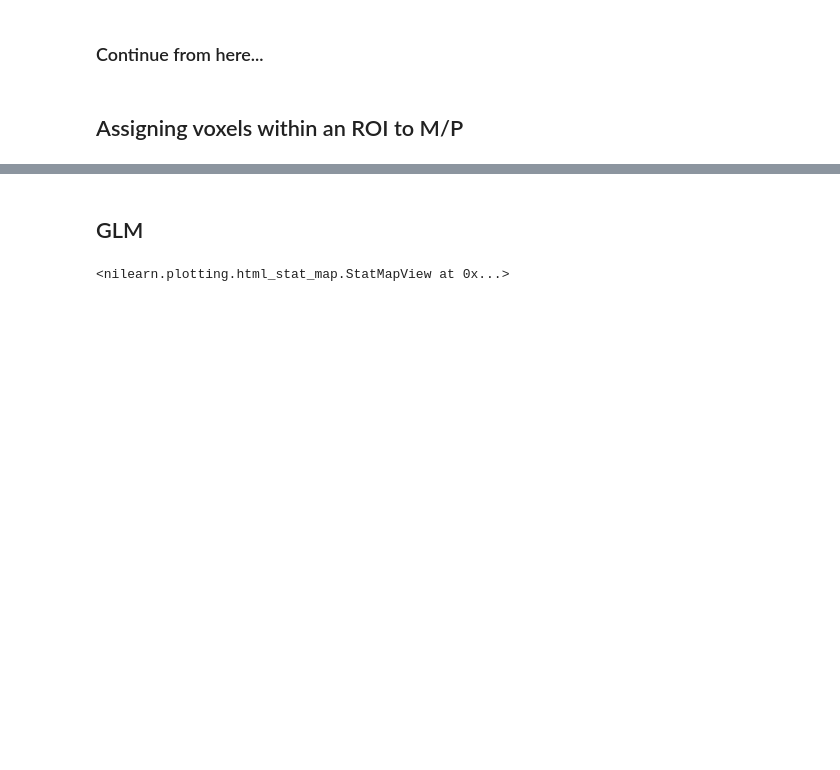
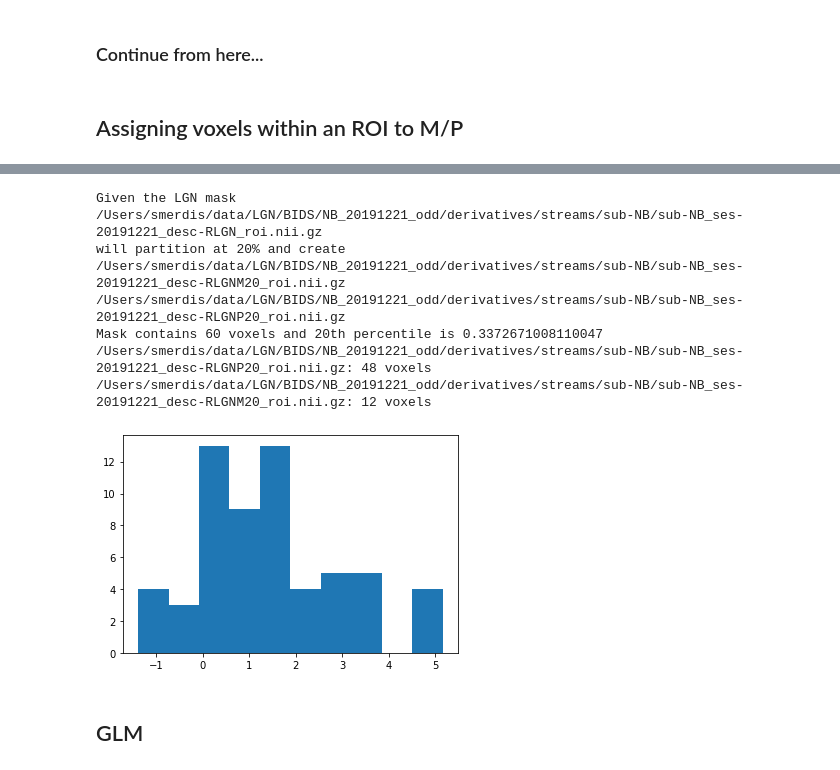
Before and after one commit to smerdis/streams, a Jupyter notebook: glm_code/NB_20191221 LGN.ipynb, the cells around one changed output, grey strips where cells are left out. Drawn from its saved outputs; the diff is of its cells as text; code cells hidden in the pictures; blank space fills up the shorter version.

```diff
--- a/glm_code/NB_20191221 LGN.ipynb
+++ b/glm_code/NB_20191221 LGN.ipynb
@@ -1074,2 +1114,14 @@ assign_voxels_percentile(masked_cope, ['M', 'P'], 80)
+# %%
+RP_roi, RM_roi = utils.assign_roi_percentile(rois[1], beta_MP, 20)
+# %% [output]
+Given the LGN mask
+/Users/smerdis/data/LGN/BIDS/NB_20191221_odd/derivatives/streams/sub-NB/sub-NB_ses-20191221_desc-RLGN_roi.nii.gz
+will partition at 20% and create
+/Users/smerdis/data/LGN/BIDS/NB_20191221_odd/derivatives/streams/sub-NB/sub-NB_ses-20191221_desc-RLGNM20_roi.nii.gz
+/Users/smerdis/data/LGN/BIDS/NB_20191221_odd/derivatives/streams/sub-NB/sub-NB_ses-20191221_desc-RLGNP20_roi.nii.gz
+Mask contains 60 voxels and 20th percentile is 0.3372671008110047
+/Users/smerdis/data/LGN/BIDS/NB_20191221_odd/derivatives/streams/sub-NB/sub-NB_ses-20191221_desc-RLGNP20_roi.nii.gz: 48 voxels
+/Users/smerdis/data/LGN/BIDS/NB_20191221_odd/derivatives/streams/sub-NB/sub-NB_ses-20191221_desc-RLGNM20_roi.nii.gz: 12 voxels
+[figure, added]
 # %% [markdown]
 ## GLM
@@ -1079,4 +1127,0 @@ mp_thresh = nilearn.image.threshold_img(l2mp[0], 2)
-# %%
-nilearn.plotting.view_img(l2mp[0], bg_img=ref_vol_path, threshold=2)
-# %% [output]
-<nilearn.plotting.html_stat_map.StatMapView at 0x...>
```
Also changed, not shown: parts of 37 cells of this notebook, 1 other file.
